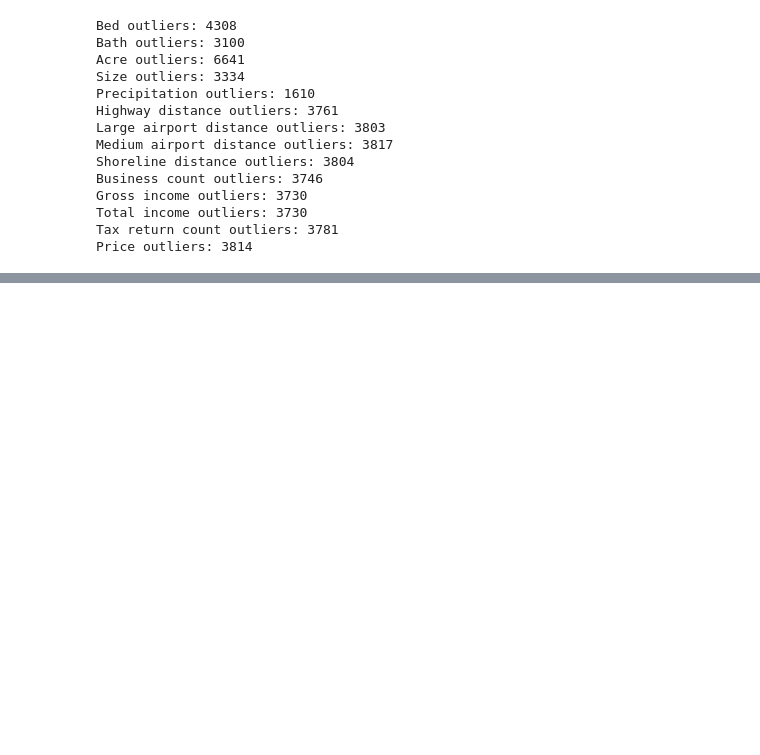
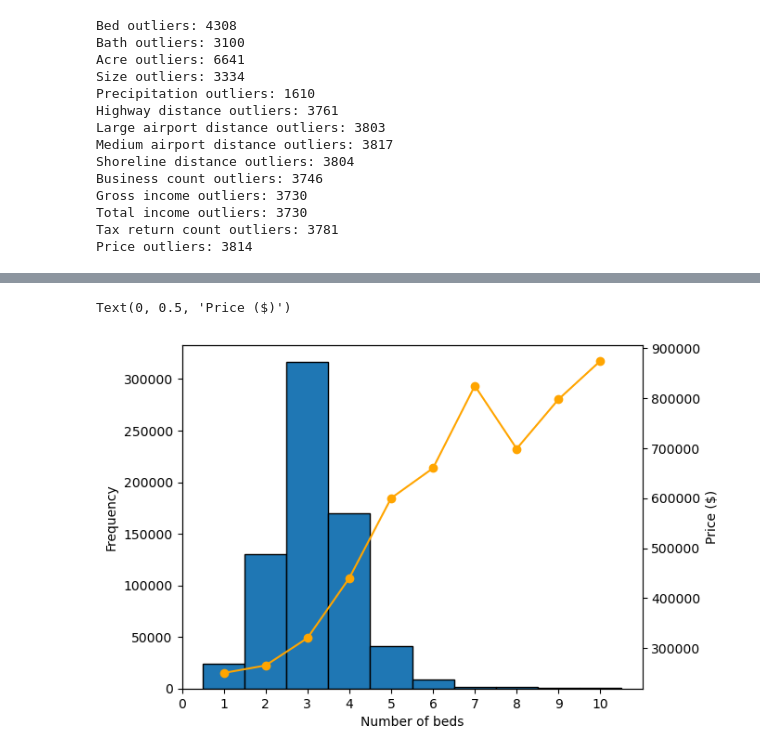
Before and after one commit to luke-dillon/PlacementProject, a Jupyter notebook: cleaning.ipynb, the cells around one changed output, grey strips where cells are left out. Cells and saved outputs as stored; diff of their text form; code cells hidden in the pictures; blank space fills up the shorter version.

```diff
--- a/cleaning.ipynb
+++ b/cleaning.ipynb
@@ -206,0 +199,17 @@ def cap_outliers(column, percentile):
+# %%
+# Bedroom univariate
+fig, ax = plt.subplots()
+
+ax.hist(sold_merged[sold_merged.bed <= sold_merged.bed.quantile(0.999)].bed, ec = 'black', bins = np.arange(0,sold_merged.bed.quantile(0.999)+1)+0.5)
+prices = [sold_merged[sold_merged.bed == x].price.median() for x in np.arange(1,sold_merged.bed.quantile(0.999)+1)]
+ax.set_xticks(ticks = np.arange(0,11), labels = np.arange(0,11))
+ax.set_xlabel('Number of beds')
+ax.set_ylabel('Frequency')
+# ax.set_yscale('log')
+ax2 = ax.twinx()
+ax2.plot(np.arange(1,sold_merged.bed.quantile(0.999)+1), prices, color = 'orange')
+ax2.scatter(np.arange(1,sold_merged.bed.quantile(0.999)+1), prices, color = 'orange')
+ax2.set_ylabel('Price ($)')
+# %% [output]
+Text(0, 0.5, 'Price ($)')
+[figure, added]
```
Also changed, not shown: parts of 41 cells of this notebook.
